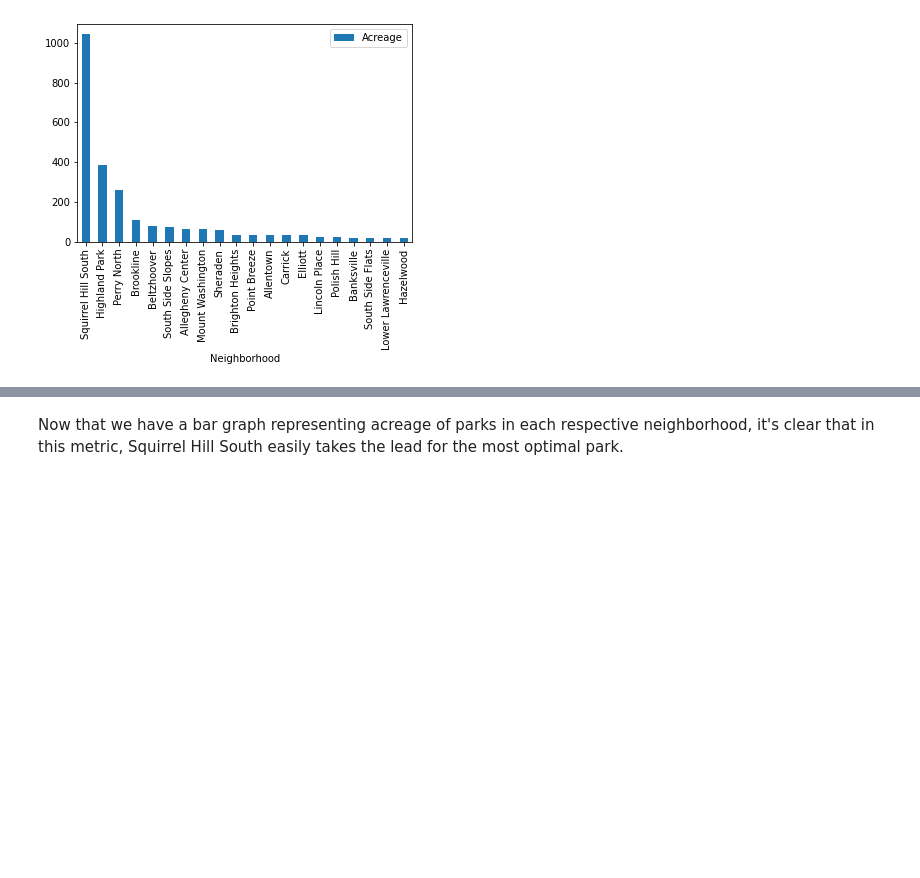
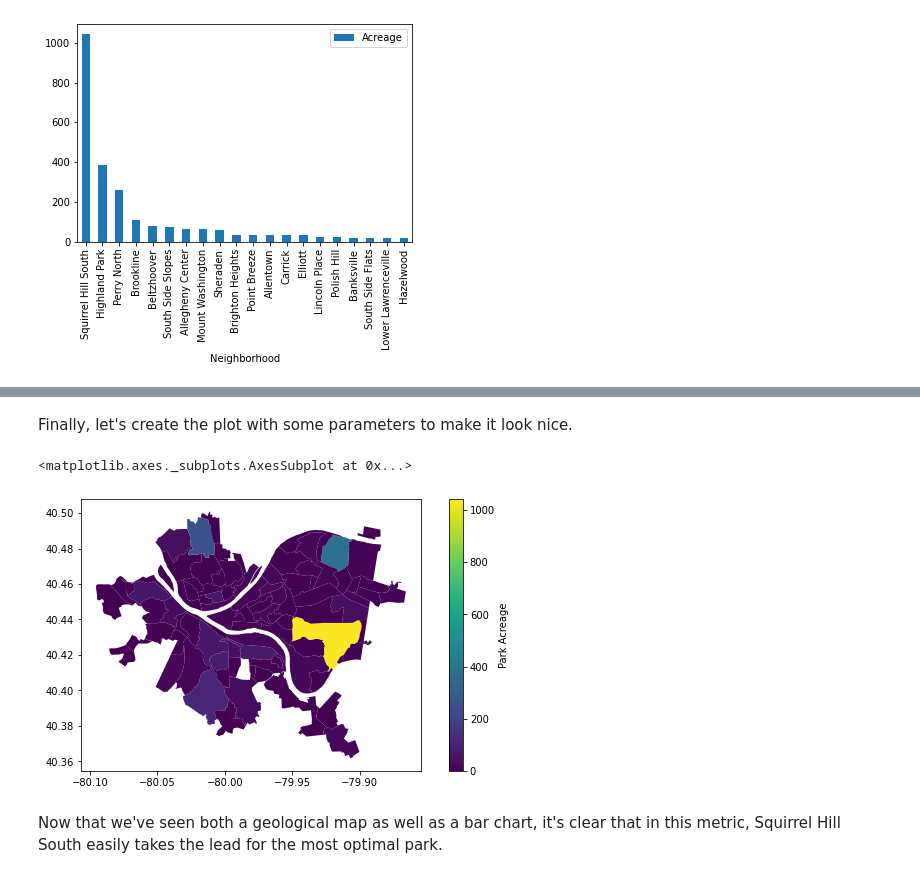
Before and after one commit to tok33/final-project, a Jupyter notebook: tok33/parks.ipynb, the cells around one changed output, grey strips where cells are left out. Cells and saved outputs as stored; diff of their text form; code cells hidden in the pictures; blank space fills up the shorter version.

```diff
--- a/tok33/parks.ipynb
+++ b/tok33/parks.ipynb
@@ -50,2 +60,12 @@ df.sort_values(by=['Acreage'], ascending=False).head(20).plot.bar(x='Neighborhoo
+# %%
+map = regions.merge(df, how='left', left_on='hood', right_on='Neighborhood')
+map = map.fillna(0)
+# %% [markdown]
+Finally, let's create the plot with some parameters to make it look nice.
+# %%
+map.plot(column='Acreage', legend=True, legend_kwds={'label': 'Park Acreage'}, figsize=(10, 5))
+# %% [output]
+<matplotlib.axes._subplots.AxesSubplot at 0x...>
+[figure, added]
 # %% [markdown]
-Now that we have a bar graph representing acreage of parks in each respective neighborhood, it's clear that in this metric, Squirrel Hill South easily takes the lead for the most optimal park.
+Now that we've seen both a geological map as well as a bar chart, it's clear that in this metric, Squirrel Hill South easily takes the lead for the most optimal park.
```
Also changed, not shown: parts of 6 cells of this notebook, 5 other files.
